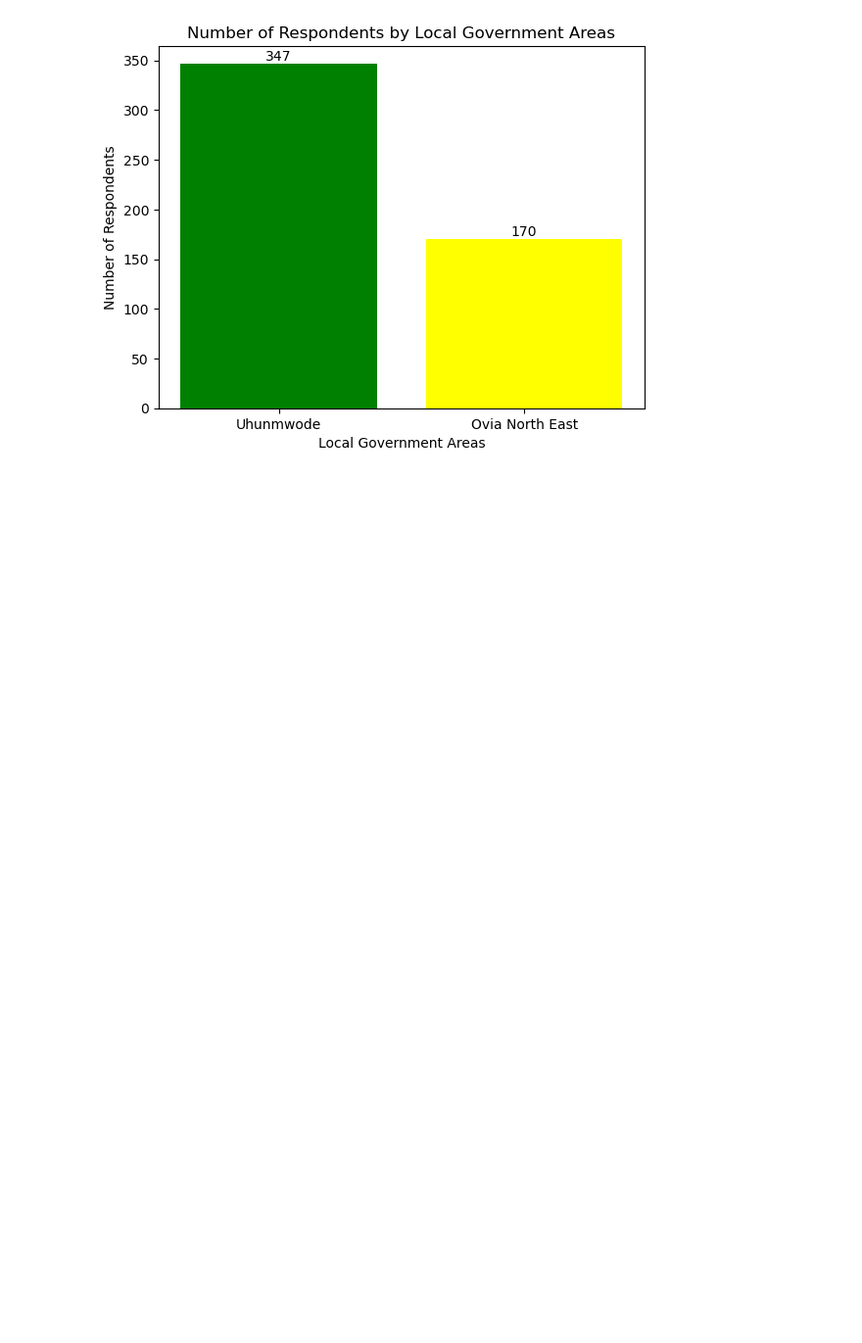
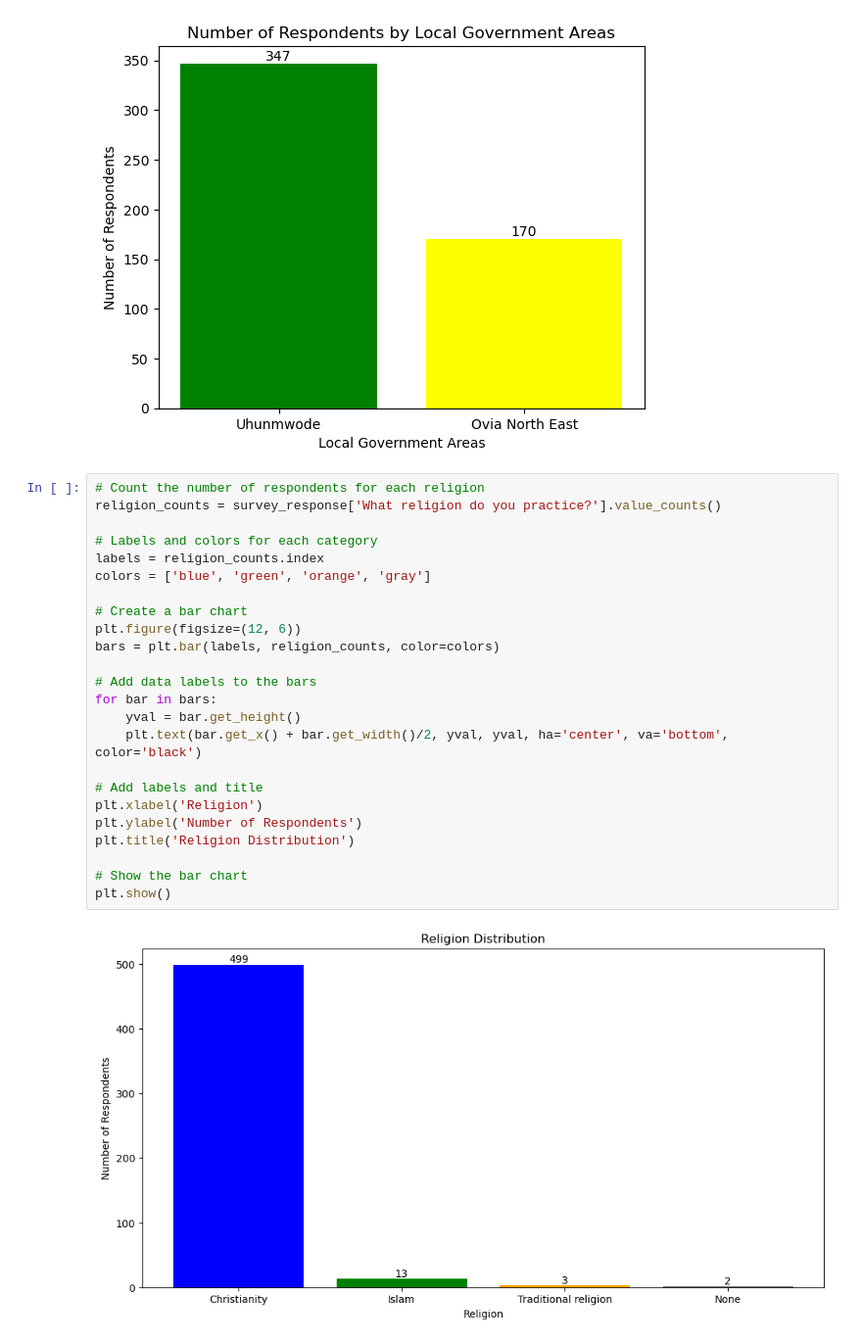
Before and after one commit to amadasunese/GPI_integrated_Project_Baseline_Survey, a Jupyter notebook: survey_data_analysis.ipynb, the cells around one changed output. Shown at 98% size. Saved outputs shown, nothing was run; the diff lists cells and outputs as text; blank space fills up the shorter version.

```diff
--- a/survey_data_analysis.ipynb
+++ b/survey_data_analysis.ipynb
@@ -69,3 +92,29 @@ for bar in bars:
 plt.show()
 # %% [output]
 [figure]
+# %%
+# Count the number of respondents for each religion
+religion_counts = survey_response['What religion do you practice?'].value_counts()
+
+# Labels and colors for each category
+labels = religion_counts.index
+colors = ['blue', 'green', 'orange', 'gray']
+
+# Create a bar chart
+plt.figure(figsize=(12, 6))
+bars = plt.bar(labels, religion_counts, color=colors)
+
+# Add data labels to the bars
+for bar in bars:
+    yval = bar.get_height()
+    plt.text(bar.get_x() + bar.get_width()/2, yval, yval, ha='center', va='bottom', color='black')
+
+# Add labels and title
+plt.xlabel('Religion')
+plt.ylabel('Number of Respondents')
+plt.title('Religion Distribution')
+
+# Show the bar chart
+plt.show()
+# %% [output]
+[figure, added]
```
Also changed, not shown: parts of 3 cells of this notebook.
